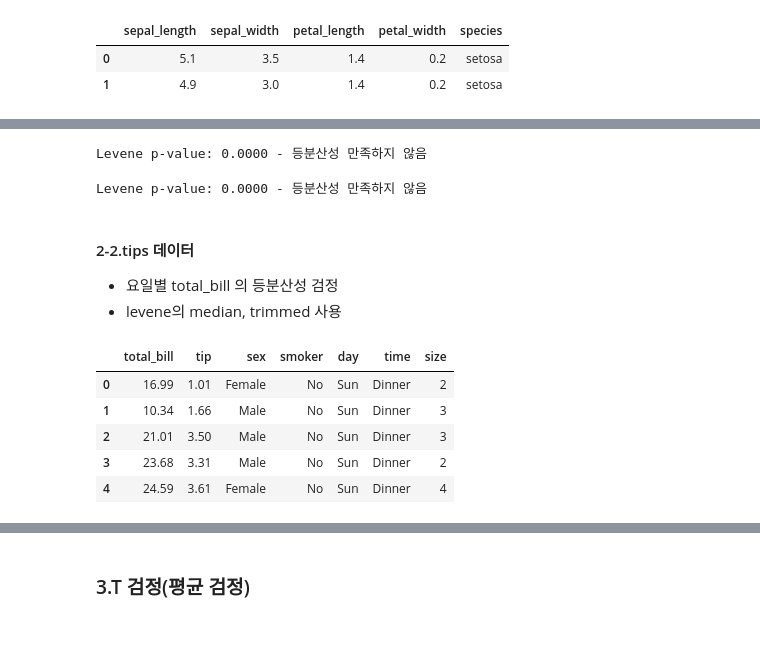
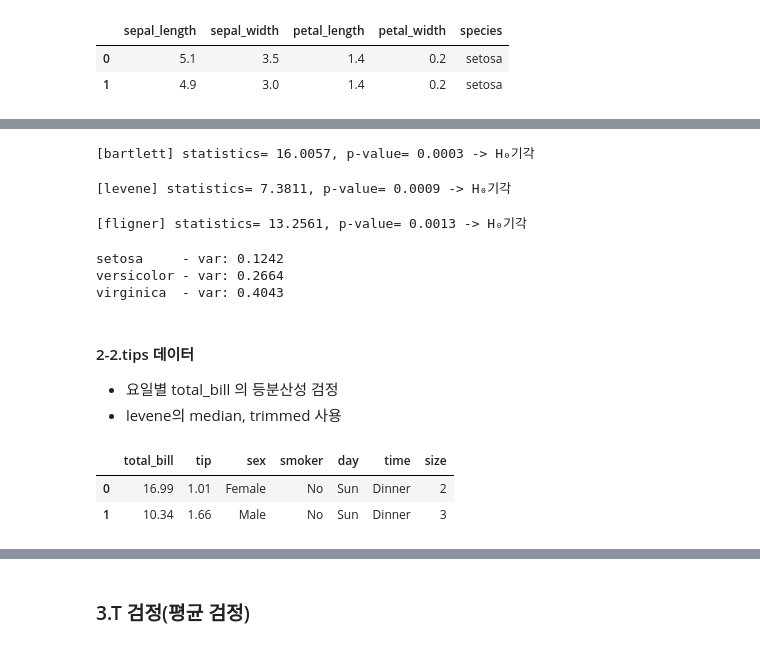
Before and after one commit to steve-park/data-engineering, a Jupyter notebook: 빅분기 실기학습/통계검정/Bigdata_S5_03_모수검정_LAB.ipynb, the cells around one changed output, grey strips where cells are left out. Cells and saved outputs as stored; diff of their text form; code cells hidden in the pictures.

```diff
--- a/빅분기 실기학습/통계검정/Bigdata_S5_03_모수검정_LAB.ipynb
+++ b/빅분기 실기학습/통계검정/Bigdata_S5_03_모수검정_LAB.ipynb
@@ -166,19 +176,38 @@ Bartlett-Kellin p-value: 0.0000 - 등분산성 만족하지 않음
+# %%
+# [2] burtlett 검정
+data = [x.values for _, x in iris.groupby('species')[feature]]
+
+from scipy.stats import bartlett
+
+s, pvalue = bartlett(*data)
+print(f'[bartlett] statistics= {s:,.4f}, p-value= {pvalue:,.4f} -> {"H₀기각" if pvalue < 0.05 else "H₀채택"}')
+# %% [output]
+[bartlett] statistics= 16.0057, p-value= 0.0003 -> H₀기각
 # %%
 # [3] levene 의 center는 'mean'으로 지정
-from scipy.stats import bartlett, levene
+from scipy.stats import levene
 
-s, pvalue = levene(*groups_x, center='mean')
-print(f'Levene p-value: {pvalue:.4f} - {"등분산성 만족" if pvalue > 0.05 else "등분산성 만족하지 않음"}')
+s, pvalue = levene(*data, center='mean')
+print(f'[levene] statistics= {s:,.4f}, p-value= {pvalue:,.4f} -> {"H₀기각" if pvalue < 0.05 else "H₀채택"}')
 # %% [output]
-Levene p-value: 0.0000 - 등분산성 만족하지 않음
+[levene] statistics= 7.3811, p-value= 0.0009 -> H₀기각
 # %%
 # [4] fligner의 center는 'trimmed', proportiontocut=5% 지정
-from scipy.stats import bartlett, levene, fligner
+from scipy.stats import fligner
 
-s, pvalue = fligner(*groups_x, center='trimmed', proportiontocut=0.05)
-print(f'Levene p-value: {pvalue:.4f} - {"등분산성 만족" if pvalue > 0.05 else "등분산성 만족하지 않음"}')
+s, pvalue = fligner(*data, center='mean', proportiontocut=0.05)
+print(f'[fligner] statistics= {s:,.4f}, p-value= {pvalue:,.4f} -> {"H₀기각" if pvalue < 0.05 else "H₀채택"}')
 # %% [output]
-Levene p-value: 0.0000 - 등분산성 만족하지 않음
+[fligner] statistics= 13.2561, p-value= 0.0013 -> H₀기각
+# %%
+data = [x for x in iris.groupby('species')[feature]]
+
+for name, d in data:
+    print(f'{name:10s} - var: {d.var():.4}')
+# %% [output]
+setosa     - var: 0.1242
+versicolor - var: 0.2664
+virginica  - var: 0.4043
 # %% [markdown]
 #### 2-2.tips 데이터
 - 요일별 total_bill 의 등분산성 검정
@@ -186,12 +215,10 @@ Levene p-value: 0.0000 - 등분산성 만족하지 않음
 # %%
 # 파일 읽어와 내용 확인
 import seaborn as sns
+
 tips = sns.load_dataset('tips')
-tips.head()
+tips.head(2)
 # %% [output]
 |  | total_bill | tip | sex | smoker | day | time | size |
 | 0 | 16.99 | 1.01 | Female | No | Sun | Dinner | 2 |
 | 1 | 10.34 | 1.66 | Male | No | Sun | Dinner | 3 |
-| 2 | 21.01 | 3.50 | Male | No | Sun | Dinner | 3 |
-| 3 | 23.68 | 3.31 | Male | No | Sun | Dinner | 2 |
-| 4 | 24.59 | 3.61 | Female | No | Sun | Dinner | 4 |
```
Also changed, not shown: parts of 100 cells of this notebook, 3 other files.
